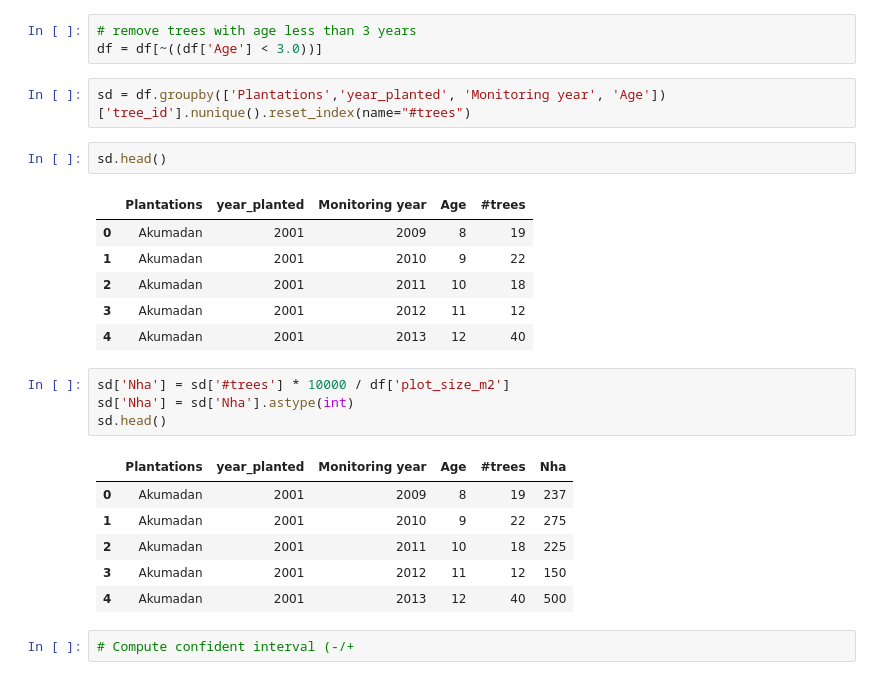
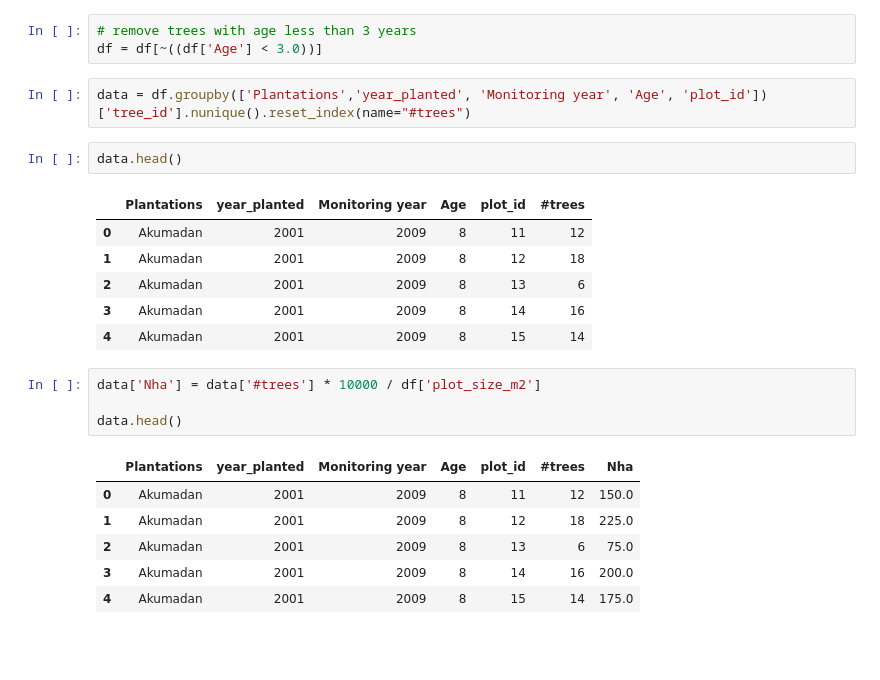
Before and after one commit to ds-gowusu/data_predictor_model, a Jupyter notebook: data_analytics.ipynb, the cells around one changed output. Drawn from its saved outputs; the diff is of its cells as text; blank space fills up the shorter version.

```diff
--- a/data_analytics.ipynb
+++ b/data_analytics.ipynb
@@ -460,26 +460,24 @@ df.head()
 # remove trees with age less than 3 years
 df = df[~((df['Age'] < 3.0))]
 # %%
-sd = df.groupby(['Plantations','year_planted', 'Monitoring year', 'Age'])['tree_id'].nunique().reset_index(name="#trees")
+data = df.groupby(['Plantations','year_planted', 'Monitoring year', 'Age', 'plot_id'])['tree_id'].nunique().reset_index(name="#trees")
 # %%
-sd.head()
+data.head()
 # %% [output]
-|  | Plantations | year_planted | Monitoring year | Age | #trees |
-| 0 | Akumadan | 2001 | 2009 | 8 | 19 |
-| 1 | Akumadan | 2001 | 2010 | 9 | 22 |
-| 2 | Akumadan | 2001 | 2011 | 10 | 18 |
-| 3 | Akumadan | 2001 | 2012 | 11 | 12 |
-| 4 | Akumadan | 2001 | 2013 | 12 | 40 |
+|  | Plantations | year_planted | Monitoring year | Age | plot_id | #trees |
+| 0 | Akumadan | 2001 | 2009 | 8 | 11 | 12 |
+| 1 | Akumadan | 2001 | 2009 | 8 | 12 | 18 |
+| 2 | Akumadan | 2001 | 2009 | 8 | 13 | 6 |
+| 3 | Akumadan | 2001 | 2009 | 8 | 14 | 16 |
+| 4 | Akumadan | 2001 | 2009 | 8 | 15 | 14 |
 # %%
-sd['Nha'] = sd['#trees'] * 10000 / df['plot_size_m2']
-sd['Nha'] = sd['Nha'].astype(int)
-sd.head()
+data['Nha'] = data['#trees'] * 10000 / df['plot_size_m2']
+
+data.head()
 # %% [output]
-|  | Plantations | year_planted | Monitoring year | Age | #trees | Nha |
-| 0 | Akumadan | 2001 | 2009 | 8 | 19 | 237 |
-| 1 | Akumadan | 2001 | 2010 | 9 | 22 | 275 |
-| 2 | Akumadan | 2001 | 2011 | 10 | 18 | 225 |
-| 3 | Akumadan | 2001 | 2012 | 11 | 12 | 150 |
-| 4 | Akumadan | 2001 | 2013 | 12 | 40 | 500 |
+|  | Plantations | year_planted | Monitoring year | Age | plot_id | #trees | Nha |
+| 0 | Akumadan | 2001 | 2009 | 8 | 11 | 12 | 150.0 |
+| 1 | Akumadan | 2001 | 2009 | 8 | 12 | 18 | 225.0 |
+| 2 | Akumadan | 2001 | 2009 | 8 | 13 | 6 | 75.0 |
+| 3 | Akumadan | 2001 | 2009 | 8 | 14 | 16 | 200.0 |
+| 4 | Akumadan | 2001 | 2009 | 8 | 15 | 14 | 175.0 |
-# %%
-# Compute confident interval (-/+
```
Also changed, not shown: parts of 7 cells of this notebook.
